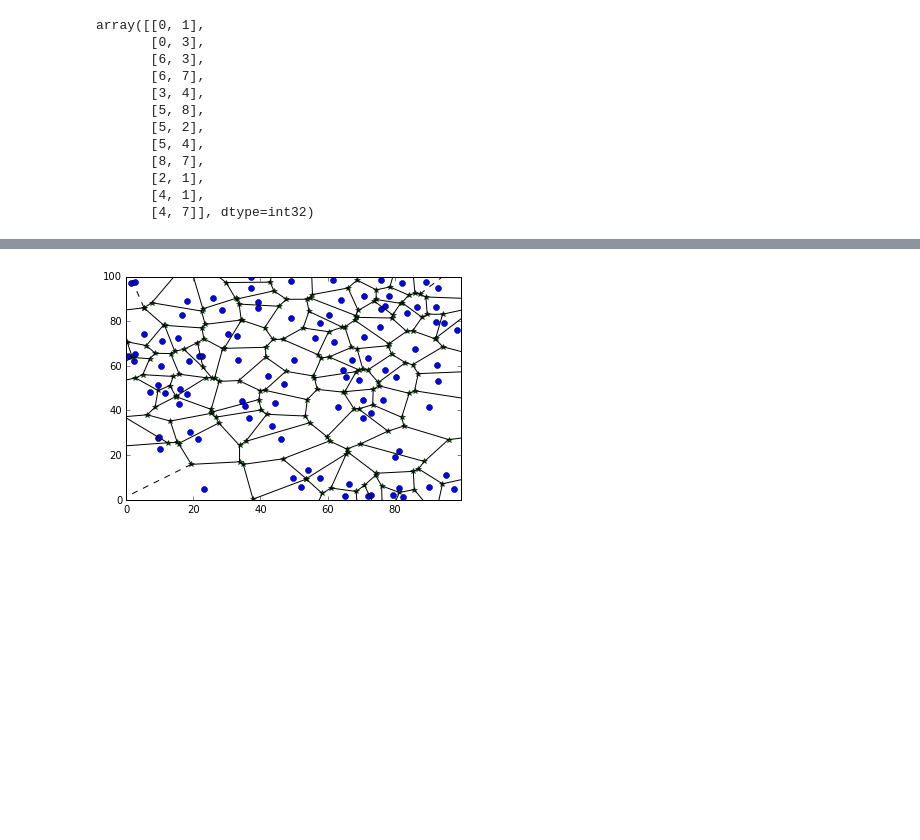
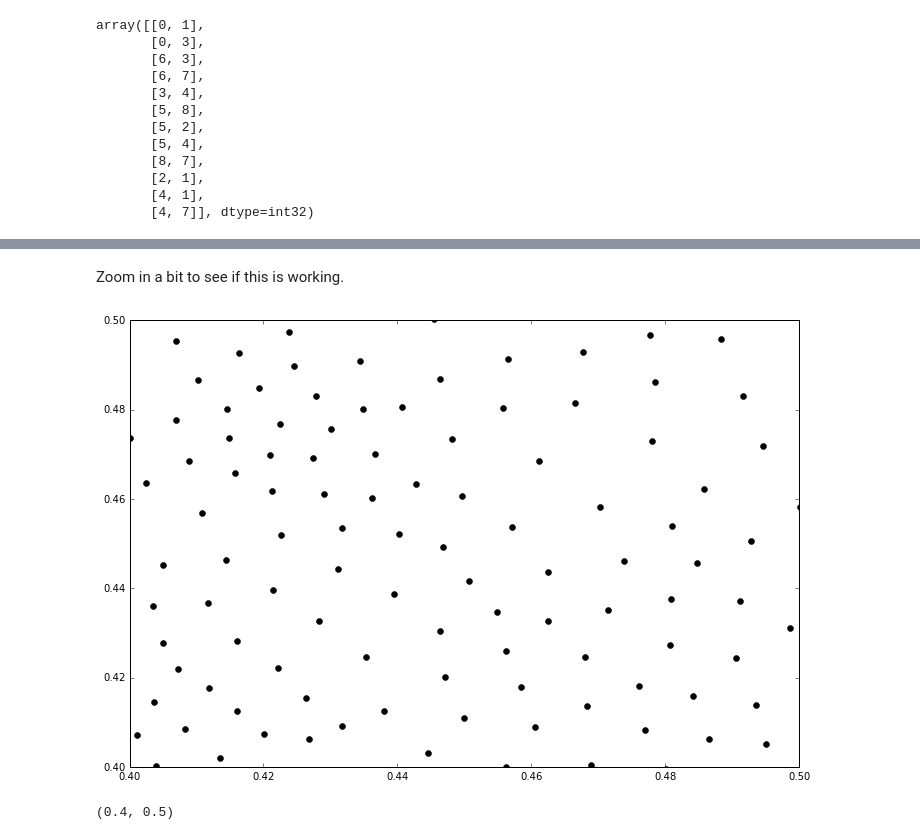
Before and after one commit to millejoh/Islands, a Jupyter notebook: Polygonal Map Generation.ipynb, the cells around one changed output, grey strips where cells are left out. Drawn from its saved outputs; the diff is of its cells as text; code cells hidden in the pictures; blank space fills up the shorter version.

```diff
--- a/Polygonal Map Generation.ipynb
+++ b/Polygonal Map Generation.ipynb
@@ -132,4 +89,2 @@ vor_r = Voronoi(rand_points)
-# %%
-plot_voronoi(rand_points, vor_r)
-# %% [output]
-[figure, removed]
+# %%
+relaxed = relax(seed, 4)
@@ -135,0 +93,9 @@ plot_voronoi(rand_points, vor_r)
+# %% [markdown]
+Zoom in a bit to see if this is working.
+# %%
+fig = plt.plot(relaxed[:,0], relaxed[:,1], 'ko')
+plt.xlim([0.4, 0.5])
+plt.ylim([0.4, 0.5])
+# %% [output]
+[figure, added]
+(0.4, 0.5)
```
Also changed, not shown: parts of 51 cells of this notebook, 7 other files.
